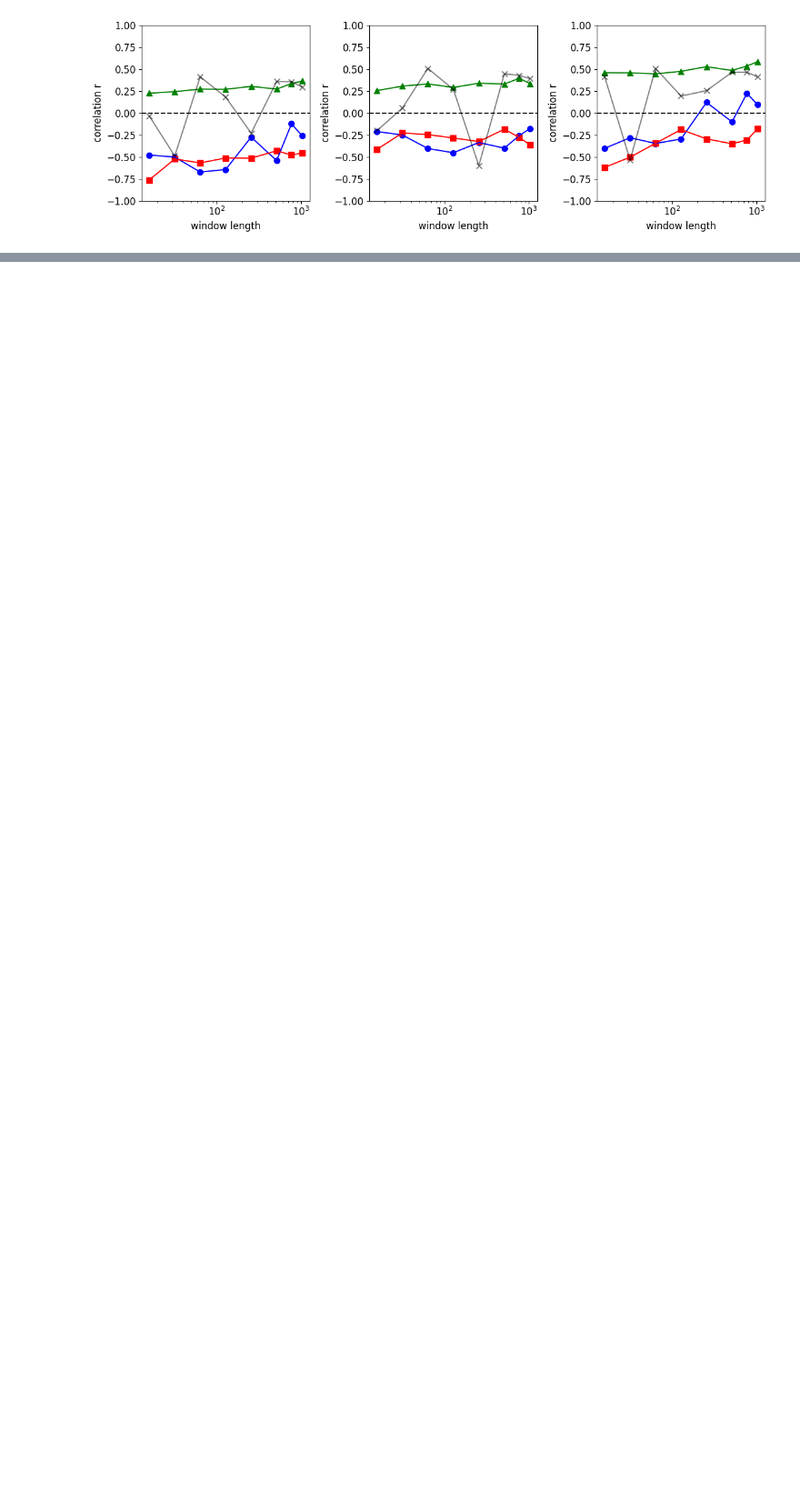
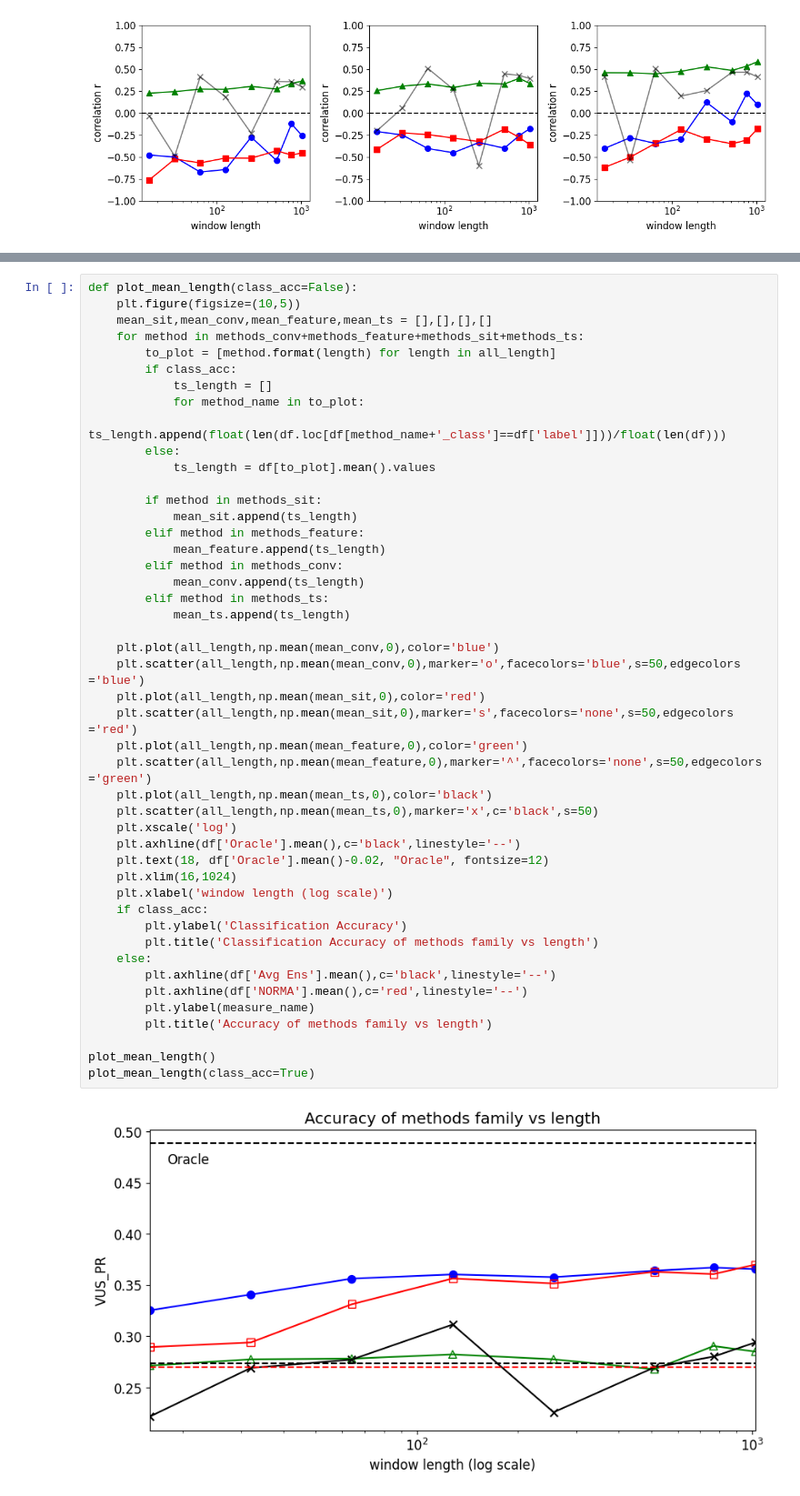
Before and after one commit to boniolp/MSAD, a Jupyter notebook: experiments/accuracy_analysis/Accuracy_Evaluation.ipynb, the cells around one changed output, grey strips where cells are left out. Shown at 91% size. Cells and saved outputs as stored; diff of their text form; blank space fills up the shorter version.

```diff
--- a/experiments/accuracy_analysis/Accuracy_Evaluation.ipynb
+++ b/experiments/accuracy_analysis/Accuracy_Evaluation.ipynb
@@ -376,0 +388,48 @@ plt.tight_layout()
+# %%
+def plot_mean_length(class_acc=False):
+    plt.figure(figsize=(10,5))
+    mean_sit,mean_conv,mean_feature,mean_ts = [],[],[],[]
+    for method in methods_conv+methods_feature+methods_sit+methods_ts:
+        to_plot = [method.format(length) for length in all_length]
+        if class_acc:
+            ts_length = []
+            for method_name in to_plot:
+                ts_length.append(float(len(df.loc[df[method_name+'_class']==df['label']]))/float(len(df)))
+        else:
+            ts_length = df[to_plot].mean().values
+
+        if method in methods_sit:
+            mean_sit.append(ts_length)
+        elif method in methods_feature:
+            mean_feature.append(ts_length)
+        elif method in methods_conv:
+            mean_conv.append(ts_length)
+        elif method in methods_ts:
+            mean_ts.append(ts_length)
+
+    plt.plot(all_length,np.mean(mean_conv,0),color='blue')
+    plt.scatter(all_length,np.mean(mean_conv,0),marker='o',facecolors='blue',s=50,edgecolors ='blue')
+    plt.plot(all_length,np.mean(mean_sit,0),color='red')
+    plt.scatter(all_length,np.mean(mean_sit,0),marker='s',facecolors='none',s=50,edgecolors ='red')
+    plt.plot(all_length,np.mean(mean_feature,0),color='green')
+    plt.scatter(all_length,np.mean(mean_feature,0),marker='^',facecolors='none',s=50,edgecolors ='green')
+    plt.plot(all_length,np.mean(mean_ts,0),color='black')
+    plt.scatter(all_length,np.mean(mean_ts,0),marker='x',c='black',s=50)
+    plt.xscale('log')
+    plt.axhline(df['Oracle'].mean(),c='black',linestyle='--')
+    plt.text(18, df['Oracle'].mean()-0.02, "Oracle", fontsize=12)
+    plt.xlim(16,1024)
+    plt.xlabel('window length (log scale)')
+    if class_acc:
+        plt.ylabel('Classification Accuracy')
+        plt.title('Classification Accuracy of methods family vs length')
+    else:
+        plt.axhline(df['Avg Ens'].mean(),c='black',linestyle='--')
+        plt.axhline(df['NORMA'].mean(),c='red',linestyle='--')
+        plt.ylabel(measure_name)
+        plt.title('Accuracy of methods family vs length')
+
+plot_mean_length()
+plot_mean_length(class_acc=True)
+# %% [output]
+[figure, added]
```
Also changed, not shown: parts of 3 cells of this notebook, 1 other file.
